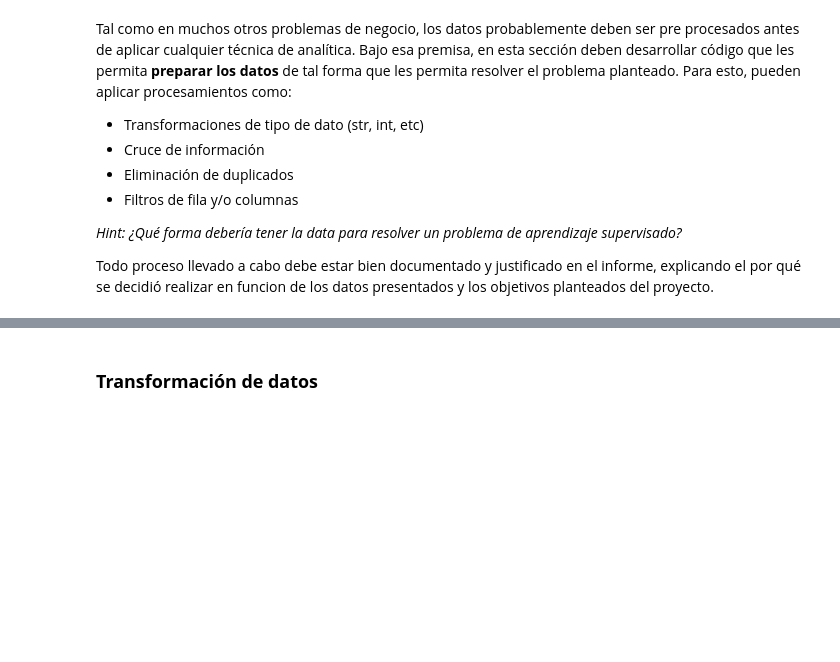
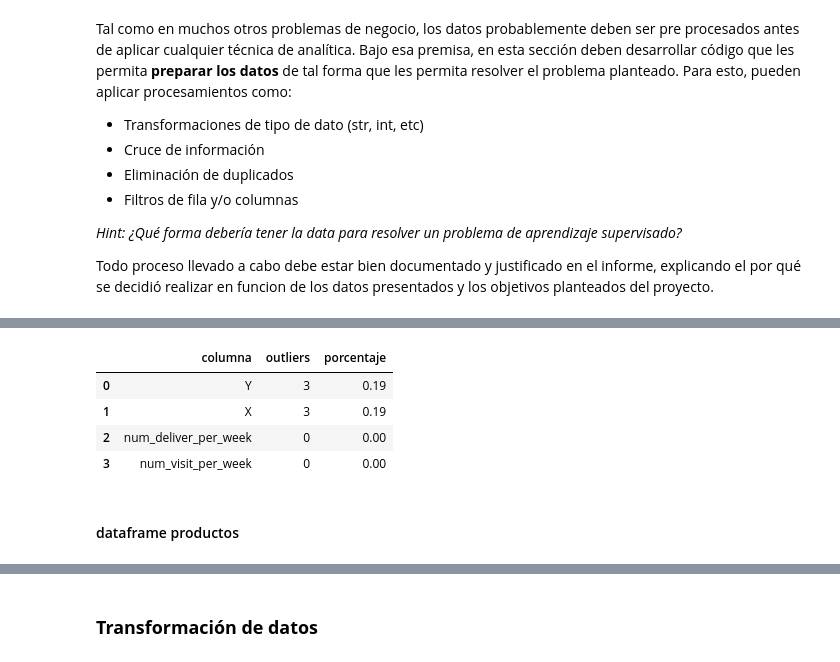
Before and after one commit to onemoremoka/sodaIAdrinks, a Jupyter notebook: datascience_notebook.ipynb, the cells around one changed output, grey strips where cells are left out. Drawn from its saved outputs; the diff is of its cells as text; code cells hidden in the pictures; blank space fills up the shorter version.

```diff
--- a/datascience_notebook.ipynb
+++ b/datascience_notebook.ipynb
@@ -247,0 +219,35 @@ Todo proceso llevado a cabo debe estar bien documentado y justificado en el info
+# %%
+from sklearn.base import BaseEstimator, TransformerMixin
+import numpy as np
+
+class IQR(BaseEstimator, TransformerMixin):
+  def __init__(self, lambda_=1.5):
+    self.lambda_ = lambda_
+
+  def fit(self, X, y=None):
+      q1 = X.quantile(0.10)
+      q3 = X.quantile(0.90)
+      iqr = q3 - q1
+      self.lower_bound_ = q1 - self.lambda_ * iqr
+      self.upper_bound_ = q3 + self.lambda_ * iqr
+      return self
+
+  def transform(self, X):
+      X_transformed = X.copy()
+      X_transformed[(X < self.lower_bound_) | (X > self.upper_bound_)] = np.nan
+      return X_transformed
+
+  def set_output(self, transform='default'):
+    return
+
+  def count_outliers(self, X):
+    resumen = []
+    for col in X.columns:
+        if col in self.lower_bound_:  # Solo columnas numéricas
+            outliers = (X[col] < self.lower_bound_[col]) | (X[col] > self.upper_bound_[col])
+            resumen.append({
+                'columna': col,
+                'outliers': outliers.sum(),
+                'porcentaje': 100 * outliers.sum() / len(X)
+            })
+    return pd.DataFrame(resumen).sort_values(by='porcentaje', ascending=False)
@@ -247,0 +363,13 @@ Todo proceso llevado a cabo debe estar bien documentado y justificado en el info
+# %%
+iqr_transformer = IQR(lambda_=2)
+iqr_transformer.fit(df_clientes.drop(columns=['customer_type', 'customer_id', 'region_id', 'zone_id']))
+count = iqr_transformer.count_outliers(df_clientes)
+count
+# %% [output]
+|  | columna | outliers | porcentaje |
+| 0 | Y | 3 | 0.19 |
+| 1 | X | 3 | 0.19 |
+| 2 | num_deliver_per_week | 0 | 0.00 |
+| 3 | num_visit_per_week | 0 | 0.00 |
+# %% [markdown]
+#### dataframe productos
```
Also changed, not shown: parts of 30 cells of this notebook, 5 other files.
